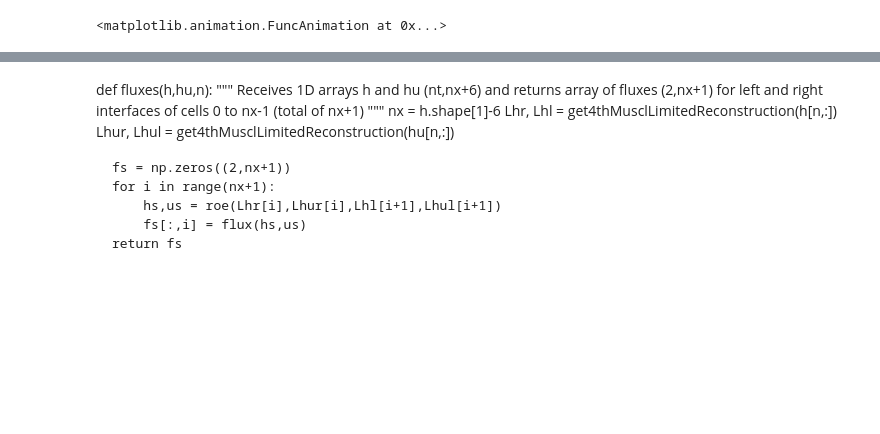
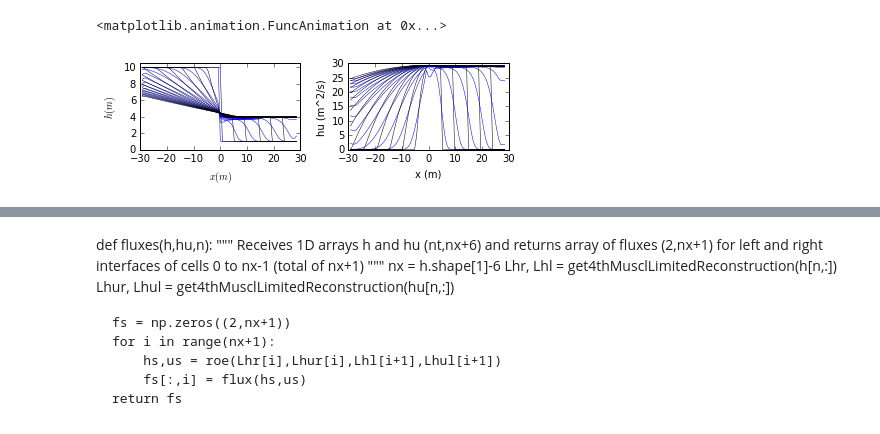
Before and after one commit to joaocaldass/inriamericwaves, a Jupyter notebook: Simulations/nswe_muscl_4order.ipynb, the cells around one changed output, grey strips where cells are left out. Cells and saved outputs as stored; diff of their text form; code cells hidden in the pictures; blank space fills up the shorter version.

Commit message:
report with three schemes for the NSWE

```diff
--- a/Simulations/nswe_muscl_4order.ipynb
+++ b/Simulations/nswe_muscl_4order.ipynb
@@ -427,2 +507,2 @@ plt.ylim(0,11)
 # %%
-t1,h1,hu1 = simulate(h,hu,bcs_open,dx,cfl,t0,nt,1e-5,roe_surf)
+twet,hwet,huwet = simulate(h,hu,bcs_open,dx,cfl,t0,nt,1e-5,roe)
@@ -464,2 +568,10 @@ animation.FuncAnimation(fig, animate, init_func=init,
 # %% [output]
 <matplotlib.animation.FuncAnimation at 0x...>
+# %%
+hawet = np.zeros((nt,x.shape[0]))
+uawet = np.zeros((nt,x.shape[0]))
+huawet = np.zeros((nt,x.shape[0]))
+
+for i in range(nt):
+    hawet[i,:],uawet[i,:] = dbsol.SWAnalyticalSolutionWet(x,twet[i],0.0,hl=10.0,hr=1.0, g=9.81)
+huawet = hawet*uawet
@@ -465,0 +585,19 @@ animation.FuncAnimation(fig, animate, init_func=init,
+# %%
+plt.figure(figsize=(6,2))
+dit = 20
+plt.subplot(121)
+plt.plot(x[1:-1],hwet[::dit,1:-1].T,'-b',lw=0.5);
+plt.plot(x[1:-1],hawet[::dit,1:-1].T,'-k',lw=0.5)
+plt.ylim(0.0,10.5)
+plt.xlabel(r'$x (m)$')
+plt.ylabel(r'$h (m)$')
+plt.subplot(122)
+plt.plot(x[1:-1],huwet[::dit,1:-1].T,'-b',lw=0.5);
+plt.plot(x[1:-1],huawet[::dit,1:-1].T,'-k',lw=0.5);
+# plt.ylim(0.0,10.5)
+plt.xlabel('x (m)')
+plt.ylabel('hu (m^2/s)')
+plt.tight_layout()
+plt.savefig('figures/NsweSolvers/db4_wet.png',dpi=300,bbox_inches='tight')
+# %% [output]
+[figure, added]
```
Also changed, not shown: parts of 25 cells of this notebook, 28 other files.
